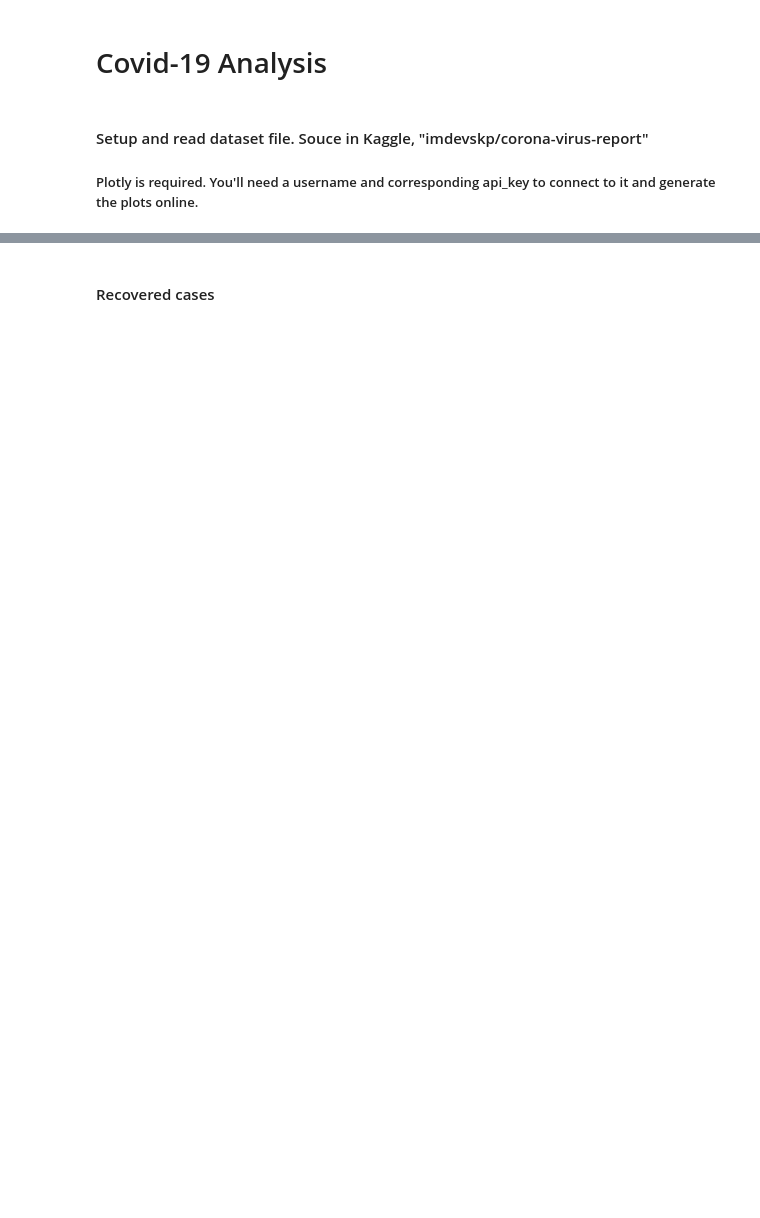
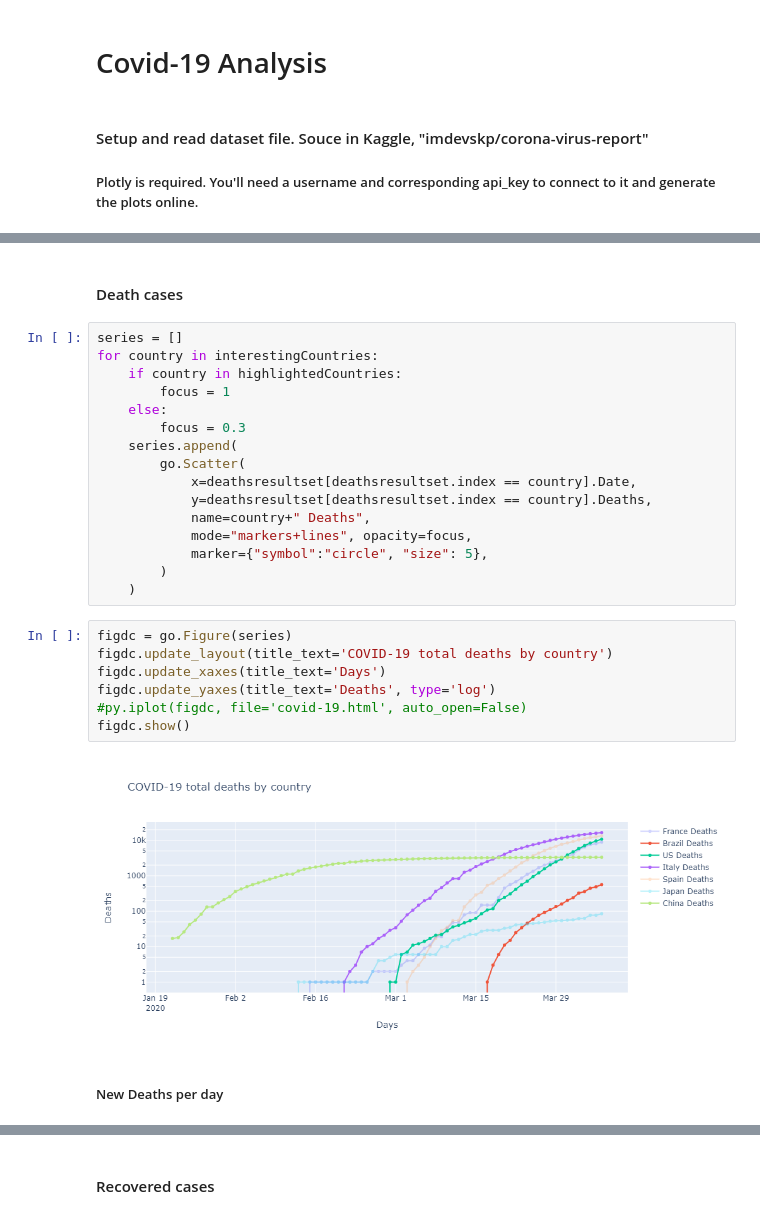
Before and after one commit to lozass/covid-19-analysis, a Jupyter notebook: Covid-19-analysis.ipynb, the cells around one changed output, grey strips where cells are left out. Cells and saved outputs as stored; diff of their text form; blank space fills up the shorter version.

```diff
--- a/Covid-19-analysis.ipynb
+++ b/Covid-19-analysis.ipynb
@@ -154,0 +208,29 @@ py.iplot(fig, file='covid-19.html', auto_open=False)
+# %% [markdown]
+<h4>Death cases
+# %%
+series = []
+for country in interestingCountries:
+    if country in highlightedCountries:
+        focus = 1
+    else:
+        focus = 0.3
+    series.append(
+        go.Scatter(
+            x=deathsresultset[deathsresultset.index == country].Date,
+            y=deathsresultset[deathsresultset.index == country].Deaths,
+            name=country+" Deaths",
+            mode="markers+lines", opacity=focus,
+            marker={"symbol":"circle", "size": 5},
+        )
+    )
+# %%
+figdc = go.Figure(series)
+figdc.update_layout(title_text='COVID-19 total deaths by country')
+figdc.update_xaxes(title_text='Days')
+figdc.update_yaxes(title_text='Deaths', type='log')
+#py.iplot(figdc, file='covid-19.html', auto_open=False)
+figdc.show()
+# %% [output]
+[figure, added]
+# %% [markdown]
+<h5> New Deaths per day
```
Also changed, not shown: parts of 39 cells of this notebook.
